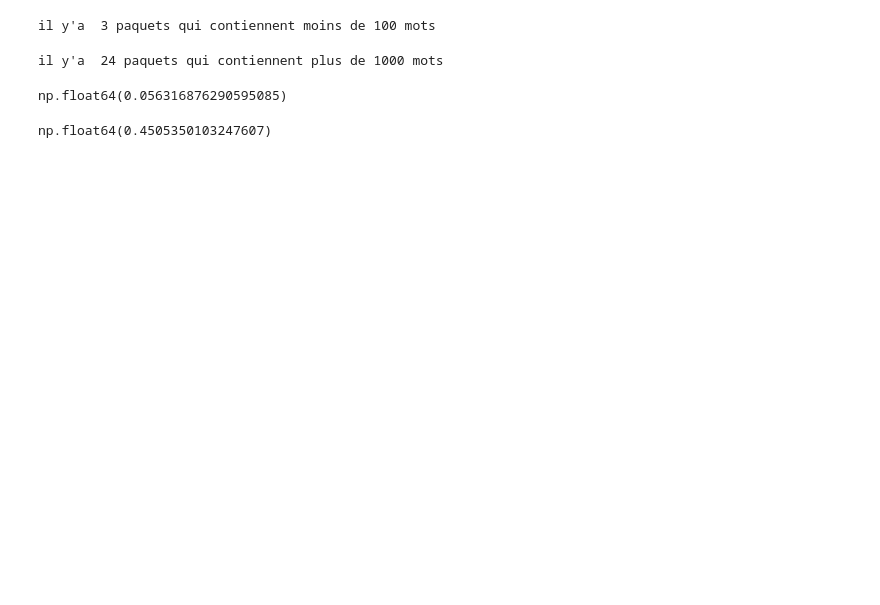
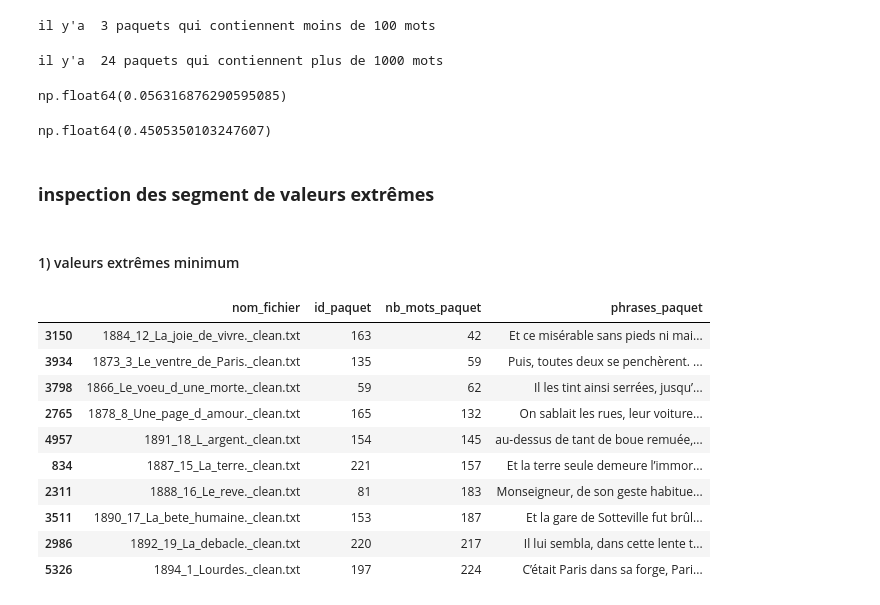
Before and after one commit to MorganRichard25/analyse_topic_zola, a Jupyter notebook: notebooks/00_statistique_sur_segment.ipynb, the cells around one changed output. Drawn from its saved outputs; the diff is of its cells as text; code cells hidden in the pictures; blank space fills up the shorter version.

```diff
--- a/notebooks/00_statistique_sur_segment.ipynb
+++ b/notebooks/00_statistique_sur_segment.ipynb
@@ -131,3 +132,23 @@ np.float64(0.056316876290595085)
 ((df_analyse["nb_mots_paquet"]>1500).mean())*100
 # %% [output]
 np.float64(0.4505350103247607)
+# %% [markdown]
+### **inspection des segment de valeurs extrêmes**
+# %% [markdown]
+#### 1) valeurs extrêmes minimum
+# %%
+df_analyse.sort_values("nb_mots_paquet").head(10)[
+    ["nom_fichier", "id_paquet", "nb_mots_paquet", "phrases_paquet"]
+]
+# %% [output]
+|  | nom_fichier | id_paquet | nb_mots_paquet | phrases_paquet |
+| 3150 | 1884_12_La_joie_de_vivre._clean.txt | 163 | 42 | Et ce misérable sans pieds ni mai... |
+| 3934 | 1873_3_Le_ventre_de_Paris._clean.txt | 135 | 59 | Puis, toutes deux se penchèrent. ... |
+| 3798 | 1866_Le_voeu_d_une_morte._clean.txt | 59 | 62 | Il les tint ainsi serrées, jusqu’... |
+| 2765 | 1878_8_Une_page_d_amour._clean.txt | 165 | 132 | On sablait les rues, leur voiture... |
+| 4957 | 1891_18_L_argent._clean.txt | 154 | 145 | au-dessus de tant de boue remuée,... |
+| 834 | 1887_15_La_terre._clean.txt | 221 | 157 | Et la terre seule demeure l’immor... |
+| 2311 | 1888_16_Le_reve._clean.txt | 81 | 183 | Monseigneur, de son geste habitue... |
+| 3511 | 1890_17_La_bete_humaine._clean.txt | 153 | 187 | Et la gare de Sotteville fut brûl... |
+| 2986 | 1892_19_La_debacle._clean.txt | 220 | 217 | Il lui sembla, dans cette lente t... |
+| 5326 | 1894_1_Lourdes._clean.txt | 197 | 224 | C’était Paris dans sa forge, Pari... |
```
Also changed, not shown: parts of 6 cells of this notebook.
